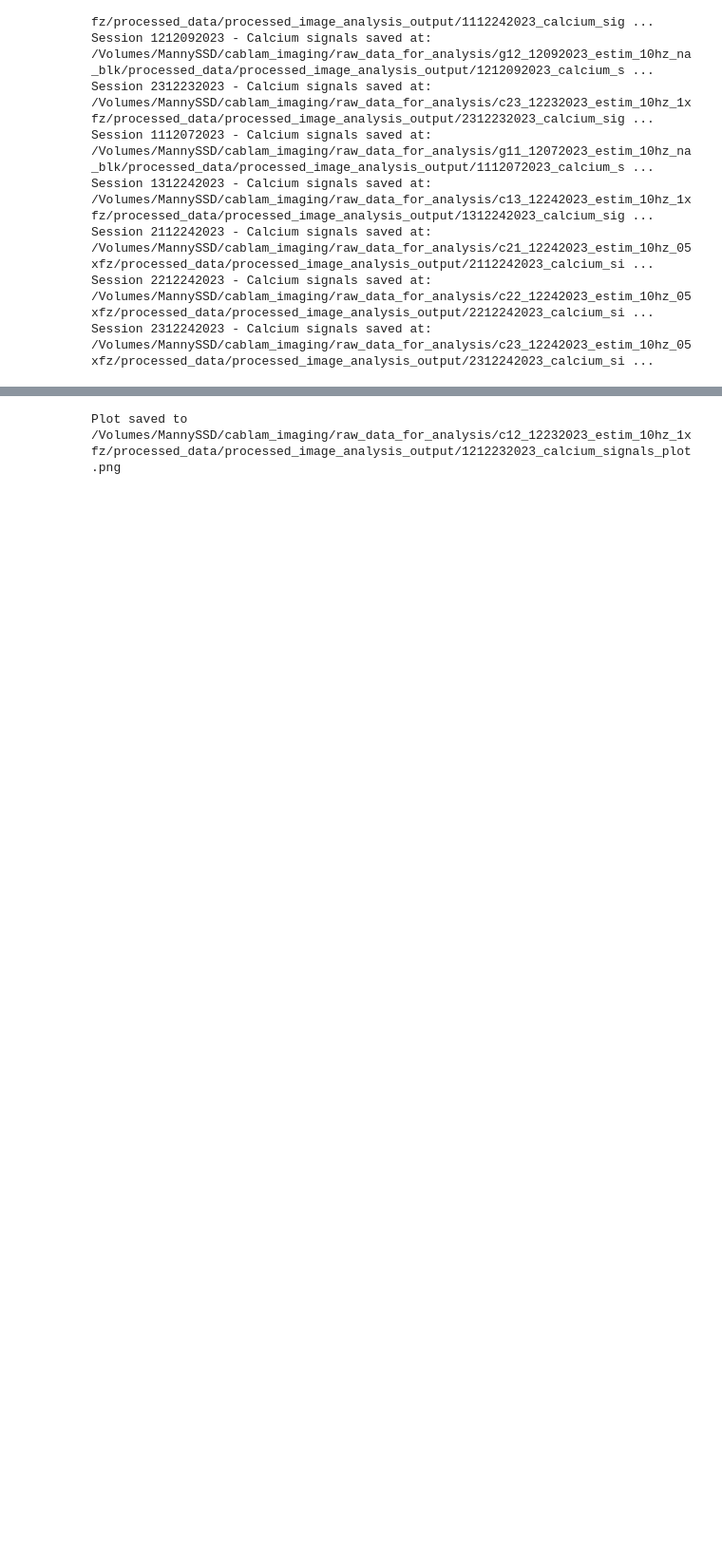
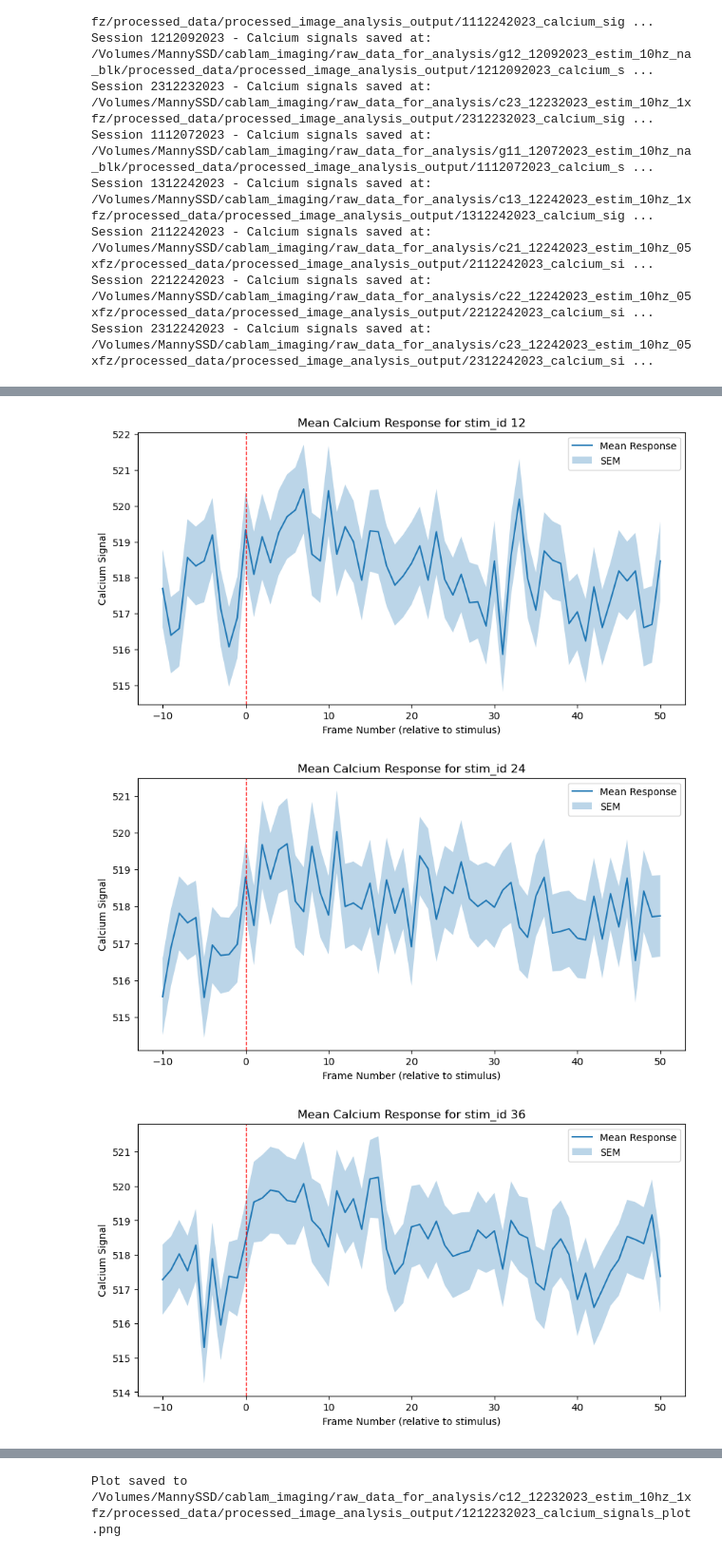
Before and after one commit to ecresp1el/biolumi_calcium_imaging, a Jupyter notebook: notebooks/calcium_imaging_analysis.ipynb, the cells around one changed output, grey strips where cells are left out. Shown at 95% size. Cells and saved outputs as stored; diff of their text form; code cells hidden in the pictures; blank space fills up the shorter version.

```diff
--- a/notebooks/calcium_imaging_analysis.ipynb
+++ b/notebooks/calcium_imaging_analysis.ipynb
@@ -1295,0 +1501,46 @@ Session 2312242023 - Calcium signals saved at: /Volumes/MannySSD/cablam_imaging/
+# %%
+def plot_mean_response(roi_data, stim_id=12):
+    selected_data = {}
+    for roi, stim_data in roi_data.items():
+        for stim_key, data in stim_data.items():
+            if stim_key[0] == stim_id:
+                if roi not in selected_data:
+                    selected_data[roi] = []
+                selected_data[roi].append(data)
+
+    for roi in selected_data.keys():
+        selected_data[roi] = np.stack(selected_data[roi], axis=0)
+
+    all_roi_data = np.stack(list(selected_data.values()), axis=0)
+    mean_response = np.mean(all_roi_data, axis=0)
+    sem_response = np.std(all_roi_data, axis=0, ddof=1) / np.sqrt(all_roi_data.shape[0])
+
+    # Flatten the mean_response if it's 2D
+    if mean_response.ndim == 2 and mean_response.shape[0] == 1:
+        mean_response = mean_response.flatten()
+    if sem_response.ndim == 2 and sem_response.shape[0] == 1:
+        sem_response = sem_response.flatten()
+
+    time_points = np.arange(-10, 51)
+
+    plt.figure(figsize=(10, 5))
+    plt.plot(time_points, mean_response, label='Mean Response')
+    plt.fill_between(time_points, mean_response - sem_response, mean_response + sem_response, alpha=0.3, label='SEM')
+
+    #add red dotted lines at time point 0
+    plt.axvline(x=-1, color='red', linestyle='--', linewidth=1)
+
+    plt.xlabel('Frame Number (relative to stimulus)')
+    plt.ylabel('Calcium Signal')
+    plt.title(f'Mean Calcium Response for stim_id {stim_id}')
+    plt.legend()
+    plt.show()
+
+    return mean_response, sem_response
+
+for stimulation_id in stimulation_ids:
+    plot_mean_response(roi_data, stim_id=stimulation_id)
+# %% [output]
+[figure, added]
+[figure, added]
+[figure, added]
```
Also changed, not shown: parts of 7 cells of this notebook.
